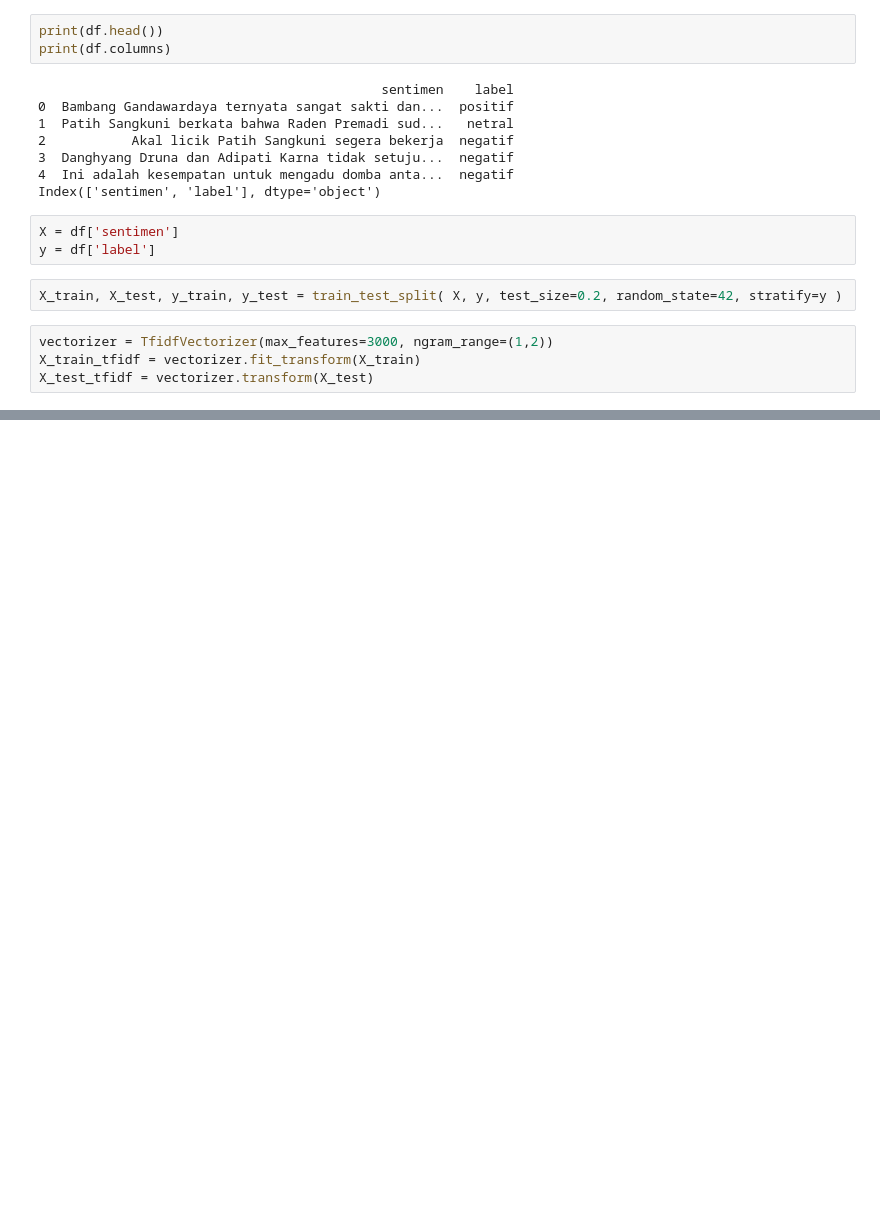
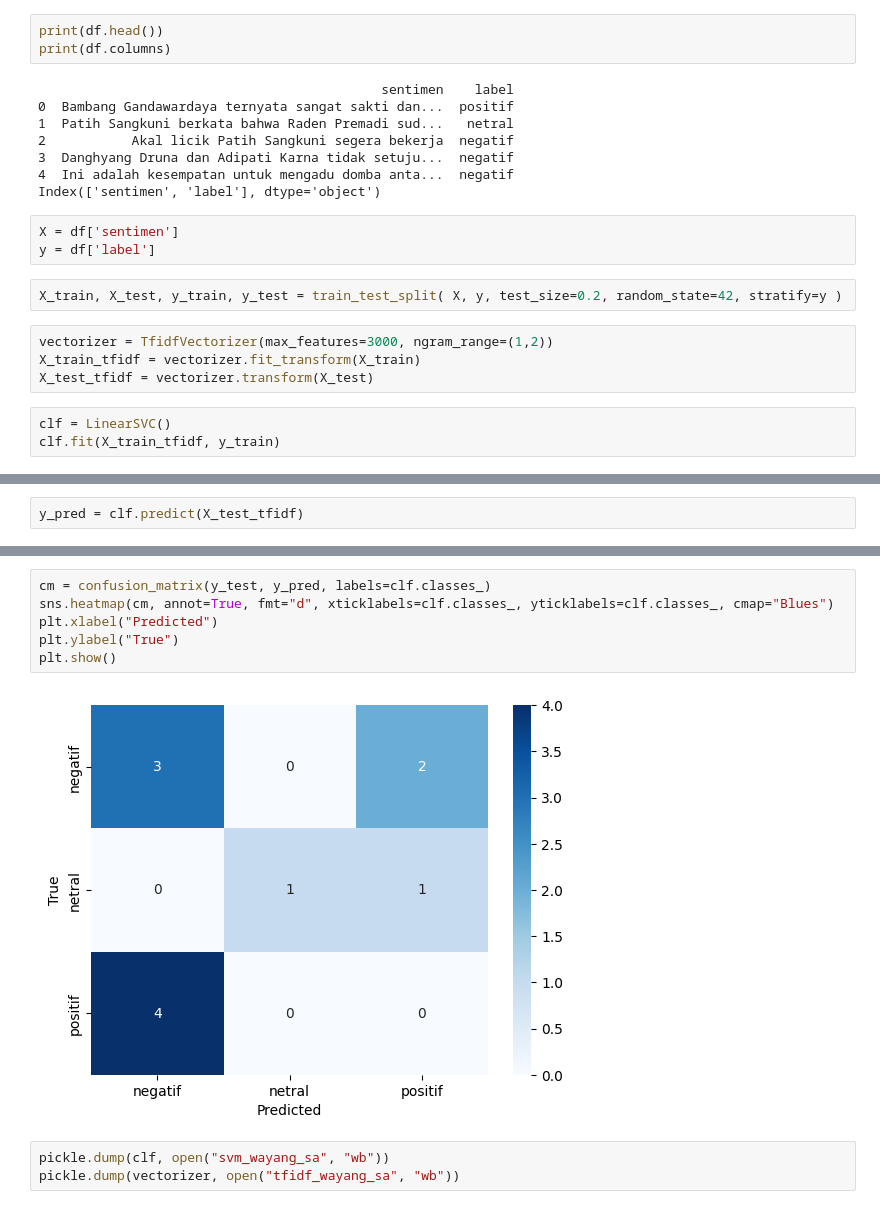
Before and after one commit to ImamIryunullah/NLP-pertemuan-5, a Jupyter notebook: wayang/svm_sentimen_analyzer.ipynb, the cells around one changed output, grey strips where cells are left out. Cells and saved outputs as stored; diff of their text form; blank space fills up the shorter version.

```diff
--- a/wayang/svm_sentimen_analyzer.ipynb
+++ b/wayang/svm_sentimen_analyzer.ipynb
@@ -29,3 +29,6 @@ X_train, X_test, y_train, y_test = train_test_split( X, y, test_size=0.2, random
 vectorizer = TfidfVectorizer(max_features=3000, ngram_range=(1,2))
 X_train_tfidf = vectorizer.fit_transform(X_train)
 X_test_tfidf = vectorizer.transform(X_test)
+# %%
+clf = LinearSVC()
+clf.fit(X_train_tfidf, y_train)
@@ -31,0 +37,2 @@ X_test_tfidf = vectorizer.transform(X_test)
+# %%
+y_pred = clf.predict(X_test_tfidf)
@@ -31,0 +55,11 @@ X_test_tfidf = vectorizer.transform(X_test)
+# %%
+cm = confusion_matrix(y_test, y_pred, labels=clf.classes_)
+sns.heatmap(cm, annot=True, fmt="d", xticklabels=clf.classes_, yticklabels=clf.classes_, cmap="Blues")
+plt.xlabel("Predicted")
+plt.ylabel("True")
+plt.show()
+# %% [output]
+[figure, added]
+# %%
+pickle.dump(clf, open("svm_wayang_sa", "wb"))
+pickle.dump(vectorizer, open("tfidf_wayang_sa", "wb"))
```
Also changed, not shown: parts of 2 cells of this notebook, 1 other file.
